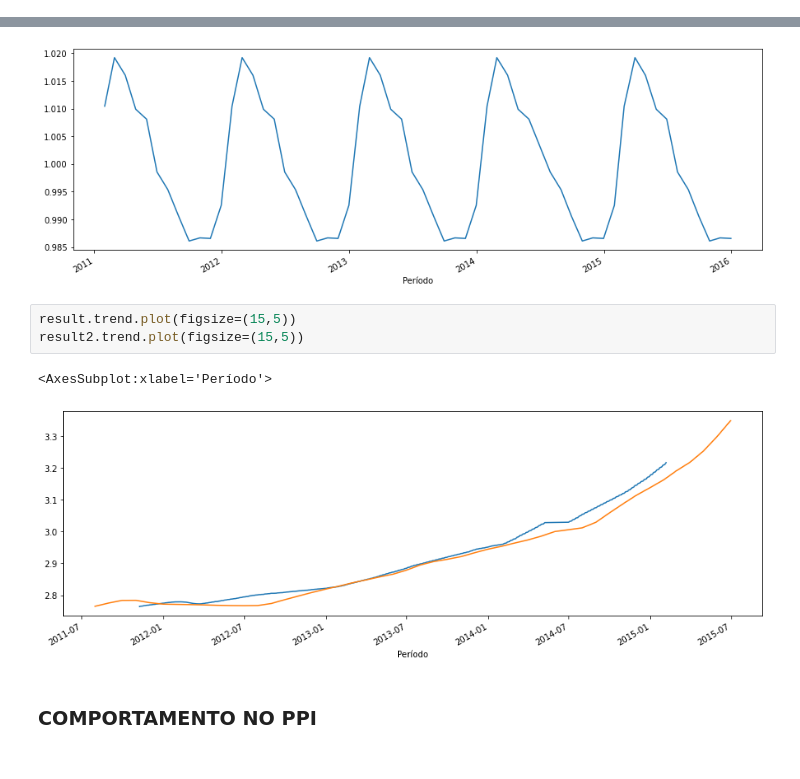
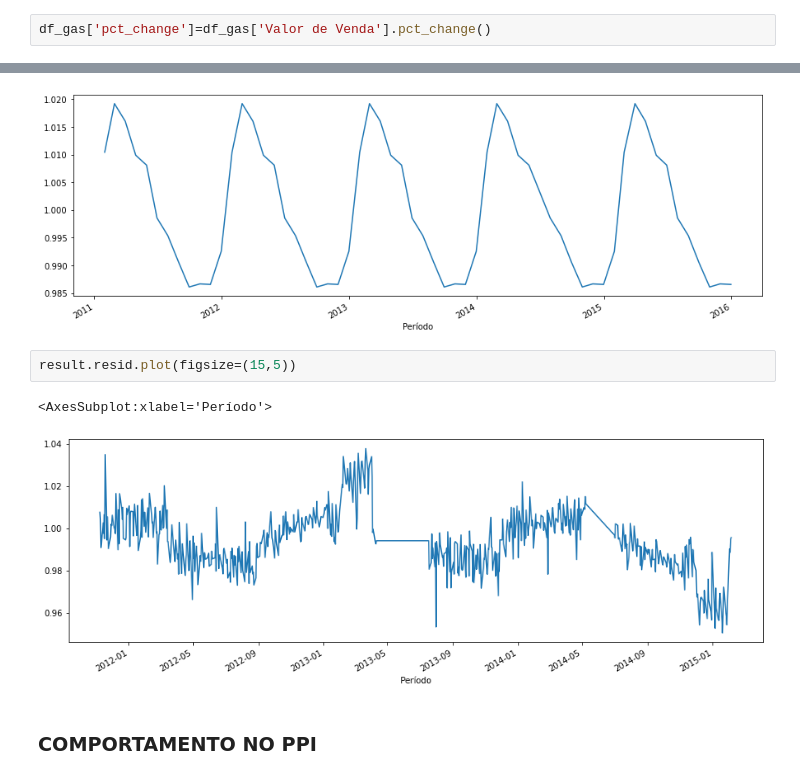
Before and after one commit to ednaelxd/residencia, a Jupyter notebook: gas_separado.ipynb, the cells around one changed output, grey strips where cells are left out. Cells and saved outputs as stored; diff of their text form.

```diff
--- a/gas_separado.ipynb
+++ b/gas_separado.ipynb
@@ -60,6 +60,8 @@ df_gas['Estado - Sigla'].hist(figsize=(10,5))
 df_gas['ano']=df_gas['Data da Coleta'].dt.year
 df_gas['mes']=df_gas['Data da Coleta'].dt.month
 df_gas['dia']=df_gas['Data da Coleta'].dt.day
+# %%
+df_gas['pct_change']=df_gas['Valor de Venda'].pct_change()
 # %% [markdown]
 ## Plot: Todas as observações diárias e mensais
 # %%
@@ -137,11 +136,10 @@ result2.seasonal.plot(figsize=(15,5))
 <AxesSubplot:xlabel='Período'>
 [figure]
 # %%
-result.trend.plot(figsize=(15,5))
-result2.trend.plot(figsize=(15,5))
+result.resid.plot(figsize=(15,5))
 # %% [output]
 <AxesSubplot:xlabel='Período'>
-[figure, old version]
+[figure, new version]
 # %% [markdown]
 ### COMPORTAMENTO NO PPI
 # %%
```
Also changed, not shown: parts of 7 cells of this notebook, 3 other files.
